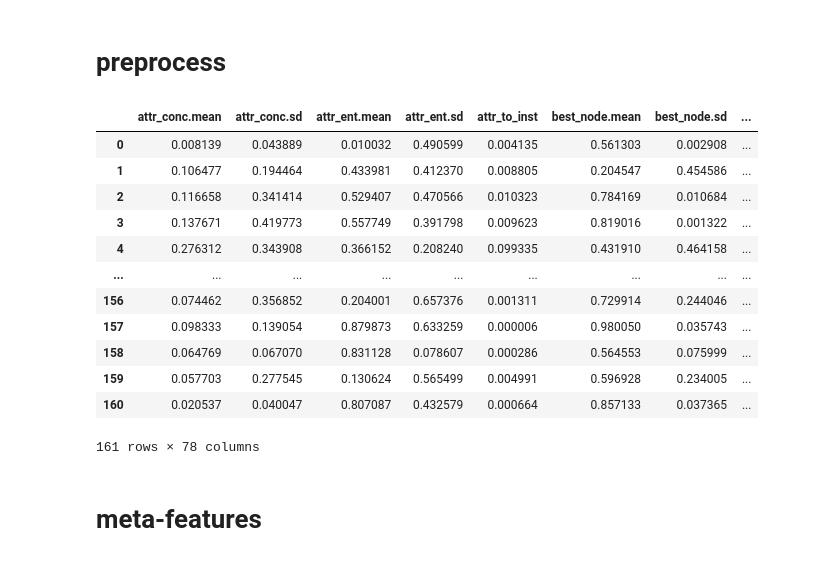
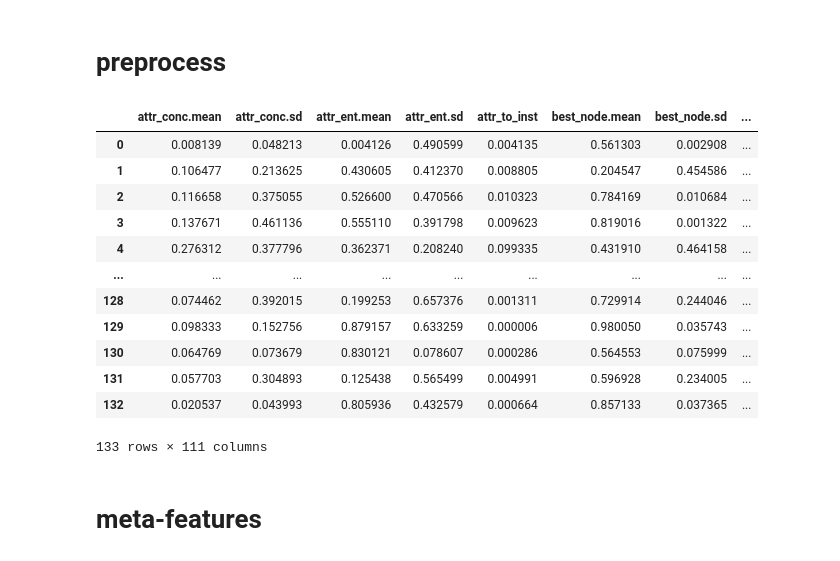
Before and after one commit to Bachega/lequa2024_workshop, a Jupyter notebook: generate_datasets_meta_features.ipynb, the cells around one changed output. Cells and saved outputs as stored; diff of their text form; code cells hidden in the pictures.

Commit message:
Meta-table pronta para ser gerada

```diff
--- a/generate_datasets_meta_features.ipynb
+++ b/generate_datasets_meta_features.ipynb
@@ -30,10 +30,11 @@ from sklearn.ensemble import RandomForestClassifier
 from sklearn.calibration import CalibratedClassifierCV
 from sklearn.calibration import CalibrationDisplay
 
-meta_table_path = './metafeatures/meta-table.csv'
+meta_table_path = './metafeatures/meta-features-table.csv'
 path = "./datasets/"
-files = os.listdir(path)
-
+# files = os.listdir(path)
+meta_features_table_index = pd.read_csv('./metafeatures/meta-features-table-index.csv')
+files = meta_features_table_index.pop('dataset_name').tolist()
 
 counters = ['CC', 'ACC', 'PACC', 'PCC', 'SMM', 'HDy', 'DyS', 'SORD', 'MS', 'MS2', 'MAX', 'X', 'T50']
 # counters = ["CC","ACC","SMM","HDy","DyS","SORD","MS","MS2","MAX","X","T50","PCC","PACC","GAC","GPAC","FM"]
@@ -59,25 +60,29 @@ for f in files:
 
   i += 1
 i = 0
-# %%
-meta_table = pd.read_csv(meta_table_path)
-meta_table_dict = {}
-
-for counter in counters:
-    meta_table_dict[counter] = meta_table.copy(deep = True)
-
-meta_table
-# %% [output]
-|  | attr_conc.mean | attr_conc.sd | attr_ent.mean | attr_ent.sd | attr_to_inst | best_node.mean | best_node.sd | ... |
-| 0 | 0.008139 | 0.043889 | 0.010032 | 0.490599 | 0.004135 | 0.561303 | 0.002908 | ... |
-| 1 | 0.106477 | 0.194464 | 0.433981 | 0.412370 | 0.008805 | 0.204547 | 0.454586 | ... |
-| 2 | 0.116658 | 0.341414 | 0.529407 | 0.470566 | 0.010323 | 0.784169 | 0.010684 | ... |
-| 3 | 0.137671 | 0.419773 | 0.557749 | 0.391798 | 0.009623 | 0.819016 | 0.001322 | ... |
-| 4 | 0.276312 | 0.343908 | 0.366152 | 0.208240 | 0.099335 | 0.431910 | 0.464158 | ... |
-| ... | ... | ... | ... | ... | ... | ... | ... | ... |
-| 156 | 0.074462 | 0.356852 | 0.204001 | 0.657376 | 0.001311 | 0.729914 | 0.244046 | ... |
-| 157 | 0.098333 | 0.139054 | 0.879873 | 0.633259 | 0.000006 | 0.980050 | 0.035743 | ... |
-| 158 | 0.064769 | 0.067070 | 0.831128 | 0.078607 | 0.000286 | 0.564553 | 0.075999 | ... |
-| 159 | 0.057703 | 0.277545 | 0.130624 | 0.565499 | 0.004991 | 0.596928 | 0.234005 | ... |
-| 160 | 0.020537 | 0.040047 | 0.807087 | 0.432579 | 0.000664 | 0.857133 | 0.037365 | ... |
-161 rows × 78 columns
+# %%
+meta_features_table = pd.read_csv(meta_table_path)
+
+if os.path.isfile('./metafeatures/meta-table.csv'):
+    meta_table = pd.read_csv('./metafeatures/meta-table.csv')
+else:
+    meta_table_columns = meta_features_table.columns.tolist()
+    for counter in counters:
+        meta_table_columns.append('arr_' + counter)
+    meta_table = pd.DataFrame(columns=meta_table_columns)
+# %%
+meta_features_table
+# %% [output]
+|  | attr_conc.mean | attr_conc.sd | attr_ent.mean | attr_ent.sd | attr_to_inst | best_node.mean | best_node.sd | ... |
+| 0 | 0.008139 | 0.048213 | 0.004126 | 0.490599 | 0.004135 | 0.561303 | 0.002908 | ... |
+| 1 | 0.106477 | 0.213625 | 0.430605 | 0.412370 | 0.008805 | 0.204547 | 0.454586 | ... |
+| 2 | 0.116658 | 0.375055 | 0.526600 | 0.470566 | 0.010323 | 0.784169 | 0.010684 | ... |
+| 3 | 0.137671 | 0.461136 | 0.555110 | 0.391798 | 0.009623 | 0.819016 | 0.001322 | ... |
+| 4 | 0.276312 | 0.377796 | 0.362371 | 0.208240 | 0.099335 | 0.431910 | 0.464158 | ... |
+| ... | ... | ... | ... | ... | ... | ... | ... | ... |
+| 128 | 0.074462 | 0.392015 | 0.199253 | 0.657376 | 0.001311 | 0.729914 | 0.244046 | ... |
+| 129 | 0.098333 | 0.152756 | 0.879157 | 0.633259 | 0.000006 | 0.980050 | 0.035743 | ... |
+| 130 | 0.064769 | 0.073679 | 0.830121 | 0.078607 | 0.000286 | 0.564553 | 0.075999 | ... |
+| 131 | 0.057703 | 0.304893 | 0.125438 | 0.565499 | 0.004991 | 0.596928 | 0.234005 | ... |
+| 132 | 0.020537 | 0.043993 | 0.805936 | 0.432579 | 0.000664 | 0.857133 | 0.037365 | ... |
+133 rows × 111 columns
```
Also changed, not shown: parts of 12 cells of this notebook, 4 other files.
